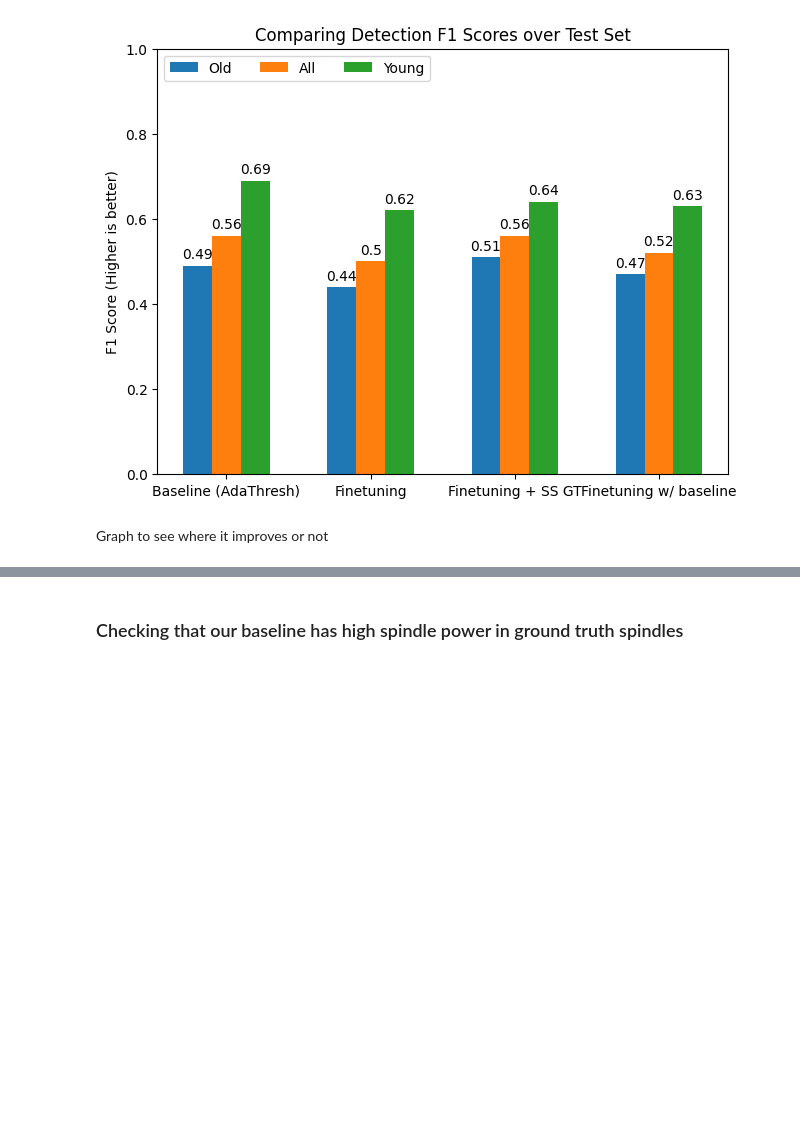
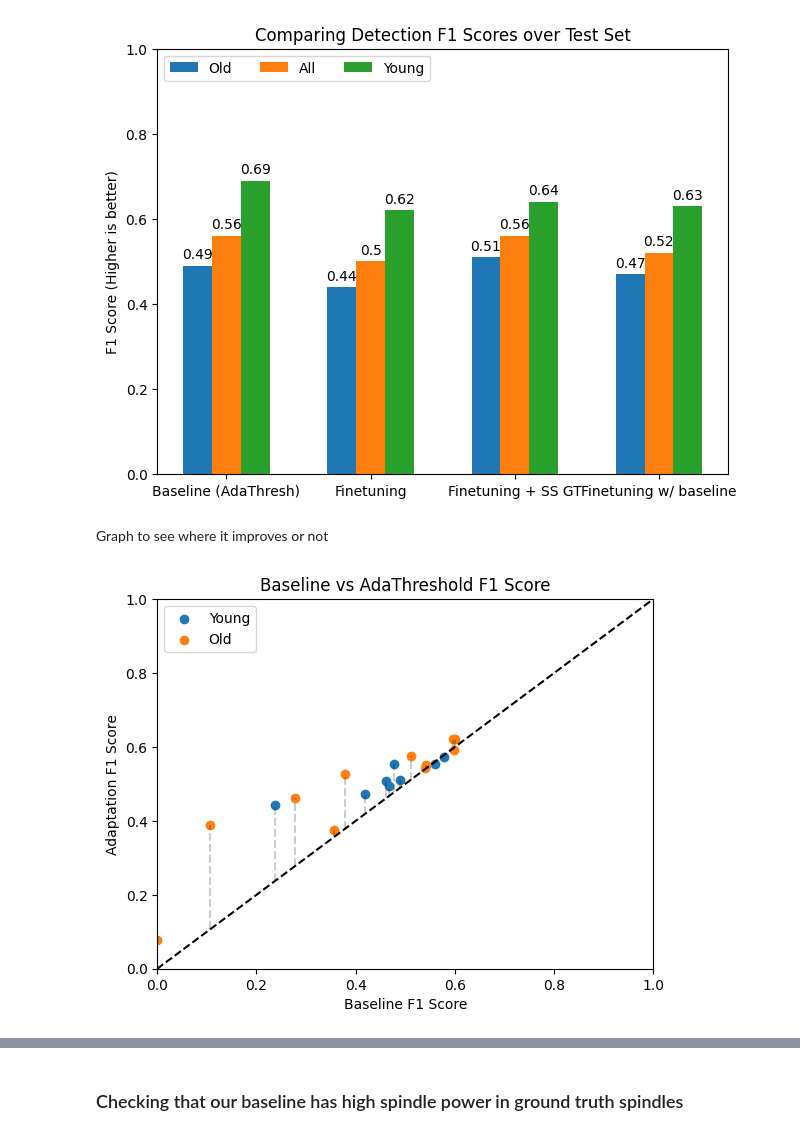
Before and after one commit to Portiloop/portiloop-training, a Jupyter notebook: notebooks/explore_results_adaptation.ipynb, the cells around one changed output, grey strips where cells are left out. Cells and saved outputs as stored; diff of their text form; code cells hidden in the pictures; blank space fills up the shorter version.

```diff
--- a/notebooks/explore_results_adaptation.ipynb
+++ b/notebooks/explore_results_adaptation.ipynb
@@ -46,8 +46,9 @@ def output_experiment_dict(dict):
     with open("all_experiments", 'w') as file:
         json.dump(dict, file, indent=4)
 # %%
-path = "/home/ubuntu/portiloop-training/output_adap_meg"
+path = "/home/ubuntu/portiloop-training/results_adap_exp_1"
 experiment_dict = merge_large_experiment(path)
+figure_path = '/home/ubuntu/adaptation-paper/figures'
 # %%
 experiment_dict
 # %% [output]
@@ -387,6 +392,50 @@ plt.show()
 [figure]
 # %% [markdown]
 Graph to see where it improves or not
+# %%
+experiment_baseline_name = 'config_0'
+experiment_adapt_thresh_name = 'config_3'
+
+# For each subject, get the f1 score for baseline and for adapt threshold
+baseline_f1_young = [new_dict[experiment_baseline_name][subject]['metrics']['detect_spindle_metrics']['f1'] for subject in subjects if int(new_dict[experiment_baseline_name][subject]['age']) <= 30]
+baseline_f1_old = [new_dict[experiment_baseline_name][subject]['metrics']['detect_spindle_metrics']['f1'] for subject in subjects if int(new_dict[experiment_baseline_name][subject]['age']) > 30]
+adapt_thresh_f1_young = [new_dict[experiment_adapt_thresh_name][subject]['metrics']['detect_spindle_metrics']['f1'] for subject in subjects if int(new_dict[experiment_adapt_thresh_name][subject]['age']) <= 30]
+adapt_thresh_f1_old = [new_dict[experiment_adapt_thresh_name][subject]['metrics']['detect_spindle_metrics']['f1'] for subject in subjects if int(new_dict[experiment_adapt_thresh_name][subject]['age']) > 30]
+
+labels = ('Young', 'Old')
+scatter = [(baseline_f1_young, adapt_thresh_f1_young), (baseline_f1_old, adapt_thresh_f1_old)]
+
+# Plot the f1 scores for each subject
+fig, ax = plt.subplots()
+# Change the color depending on the age of the subject
+for idx, label in enumerate(labels):
+    ax.scatter(scatter[idx][0], scatter[idx][1], label=label)
+
+ax.set_xlabel('Baseline F1 Score')
+ax.set_ylabel('Adaptation F1 Score')
+ax.set_title('Baseline vs AdaThreshold F1 Score')
+
+# Add to the legend that blue is young and red is old
+plt.legend()
+# Draw the zero line
+x = np.linspace(-10, 10, 100)
+ax.plot(x, x, color='black', linestyle='--')
+ax.set_xlim(0, 1)
+ax.set_ylim(0, 1)
+
+# Shade the region under the line
+# ax.fill_between(x, x, -1, color='grey', alpha=0.5)
+
+# Draw the line between each point and the zero line
+for idx in range(len(baseline_f1_young)):
+    ax.plot([baseline_f1_young[idx], baseline_f1_young[idx]], [baseline_f1_young[idx], adapt_thresh_f1_young[idx]], color='black', linestyle='--', alpha=0.2)
+
+for idx in range(len(baseline_f1_old)):
+    ax.plot([baseline_f1_old[idx], baseline_f1_old[idx]], [baseline_f1_old[idx], adapt_thresh_f1_old[idx]], color='black', linestyle='--', alpha=0.2)
+
+plt.show()
+# %% [output]
+[figure, added]
 # %%
 experiment_baseline_name = 'config_0'
 experiment_adapt_thresh_name = 'config_1'
```
Also changed, not shown: parts of 6 cells of this notebook, 2 other files.
